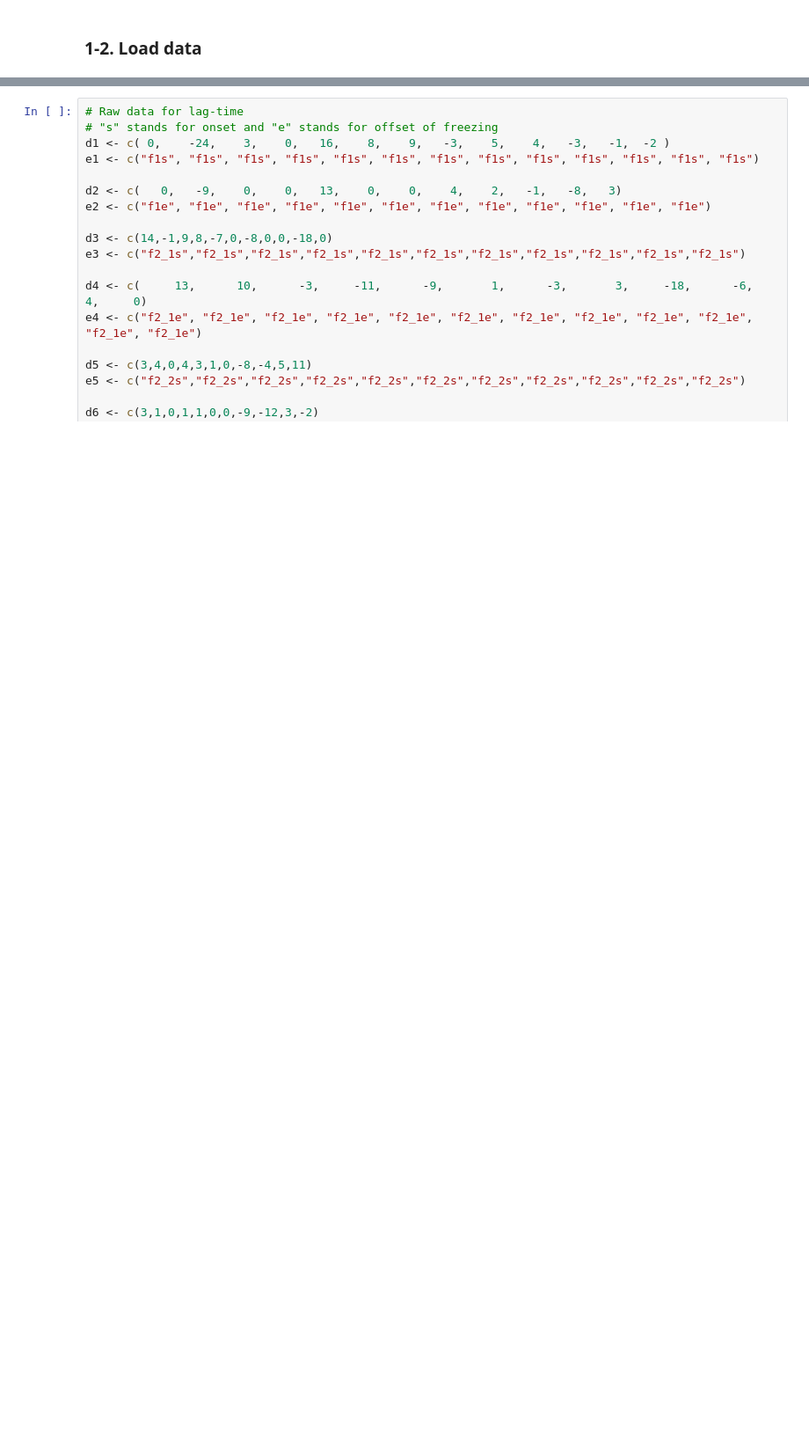
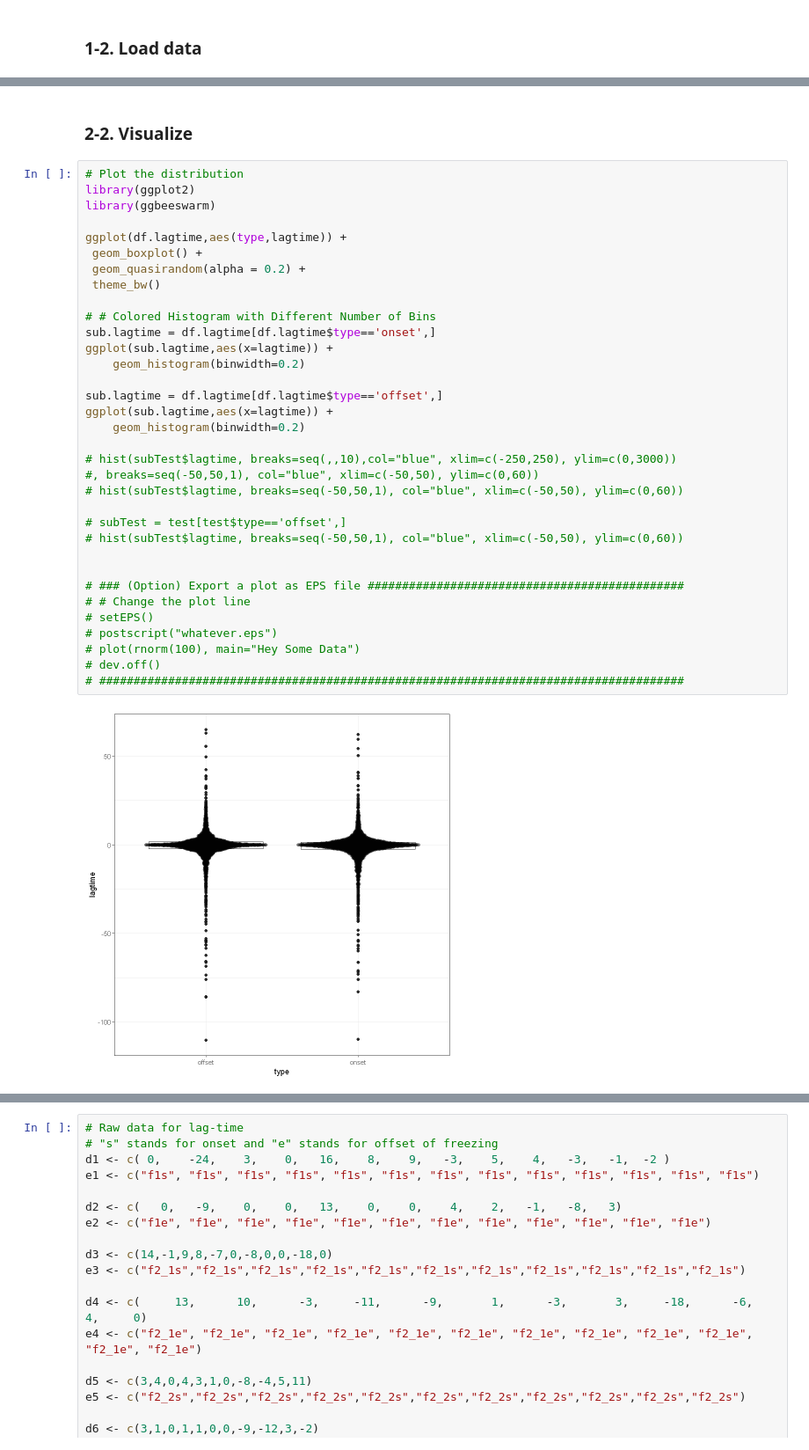
Before and after one commit to wataruito/synchro_freeze, a Jupyter notebook: 03r_analysis.ipynb, the cells around one changed output, grey strips where cells are left out. Shown: that part at 88% size. Saved outputs shown, nothing was run; the diff lists cells and outputs as text; blank space fills up the shorter version.

```diff
--- a/03r_analysis.ipynb
+++ b/03r_analysis.ipynb
@@ -281,0 +255,38 @@ test2
+# %% [markdown]
+### 2-2. Visualize
+# %%
+# Plot the distribution
+library(ggplot2)
+library(ggbeeswarm)
+
+ggplot(df.lagtime,aes(type,lagtime)) +
+ geom_boxplot() +
+ geom_quasirandom(alpha = 0.2) +
+ theme_bw()
+
+# # Colored Histogram with Different Number of Bins
+sub.lagtime = df.lagtime[df.lagtime$type=='onset',]
+ggplot(sub.lagtime,aes(x=lagtime)) +
+    geom_histogram(binwidth=0.2)
+
+sub.lagtime = df.lagtime[df.lagtime$type=='offset',]
+ggplot(sub.lagtime,aes(x=lagtime)) +
+    geom_histogram(binwidth=0.2)
+
+# hist(subTest$lagtime, breaks=seq(,,10),col="blue", xlim=c(-250,250), ylim=c(0,3000))
+#, breaks=seq(-50,50,1), col="blue", xlim=c(-50,50), ylim=c(0,60))
+# hist(subTest$lagtime, breaks=seq(-50,50,1), col="blue", xlim=c(-50,50), ylim=c(0,60))
+
+# subTest = test[test$type=='offset',]
+# hist(subTest$lagtime, breaks=seq(-50,50,1), col="blue", xlim=c(-50,50), ylim=c(0,60))
+
+
+# ### (Option) Export a plot as EPS file ##############################################
+# # Change the plot line
+# setEPS()
+# postscript("whatever.eps")
+# plot(rnorm(100), main="Hey Some Data")
+# dev.off()
+# #####################################################################################
+# %% [output]
+[figure, added]
```
Also changed, not shown: parts of 50 cells of this notebook.
